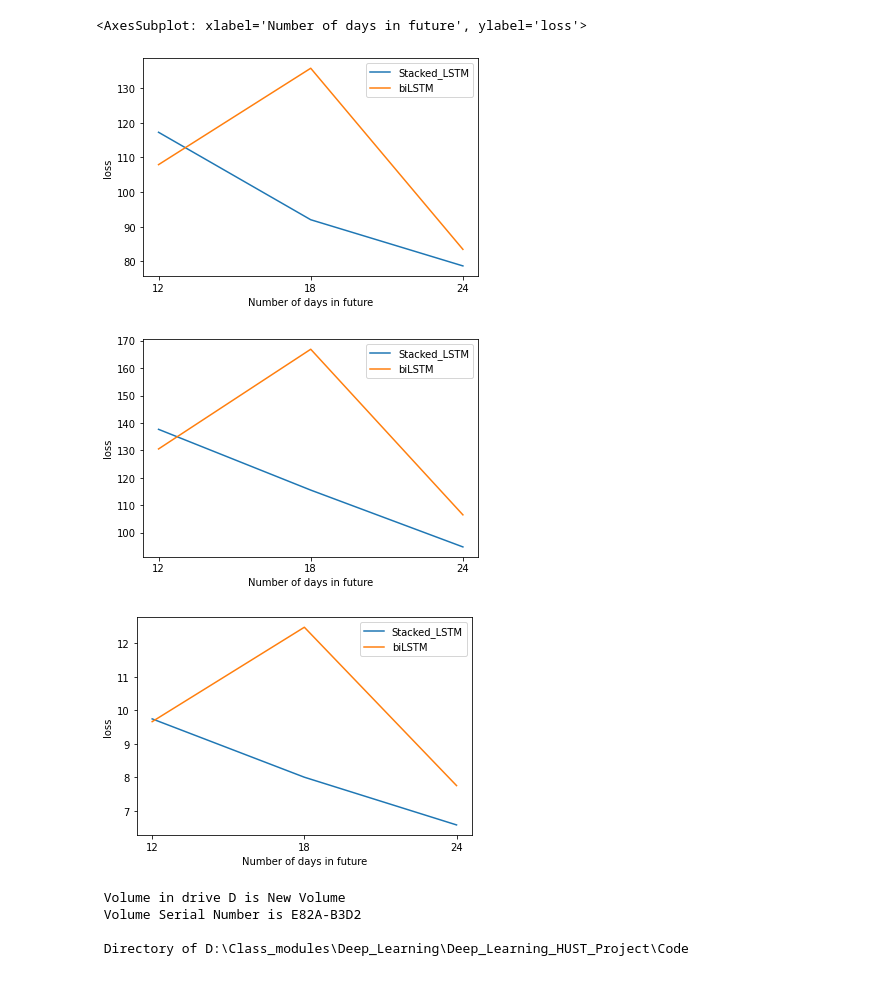
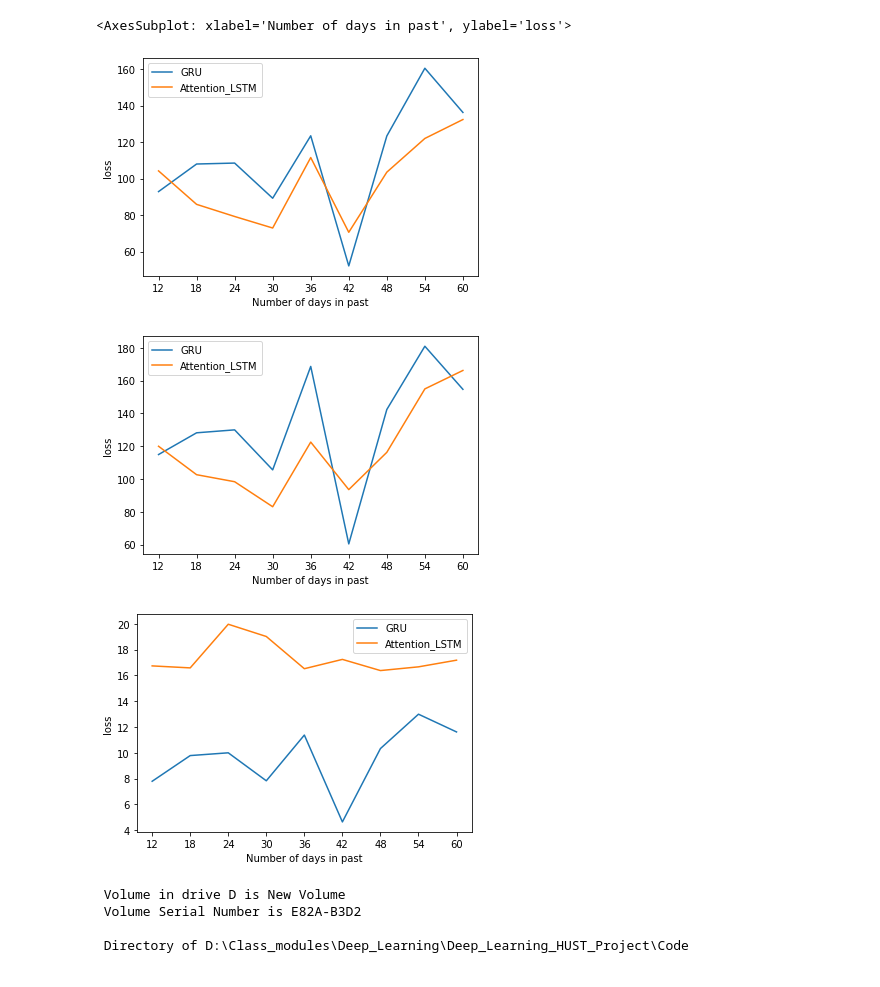
Before and after one commit to Tahuubinh/DL_HUST_Project, a Jupyter notebook: Code/Result_visualization.ipynb, the cells around one changed output. Drawn from its saved outputs; the diff is of its cells as text; code cells hidden in the pictures.

```diff
--- a/Code/Result_visualization.ipynb
+++ b/Code/Result_visualization.ipynb
@@ -54,7 +60,7 @@ savefigDF(axFbProphet, f'{folder_save}\loss_compared_num_futures')
 def plotLSTMline(typeLSTMs, loss_type):
     # typeLSTMs = ['Stacked_LSTM', 'biLSTM', 'Encoder_Decoder_LSTM', 'Attention_LSTM', 'GRU']
     df = dict()
-    range_days = [*range(12, 50, 6)]
+    range_days = [*range(12, 61, 6)]
     for typeLSTM in typeLSTMs:
         df[typeLSTM] = list()
         for num_future_day in range_days:
@@ -66,6 +72,6 @@ def plotLSTMline(typeLSTMs, loss_type):
     ax = df.plot.line(xlabel = 'Number of days in past', ylabel = 'loss')
     ax.set_xticks(range_days)
     return ax
-ax = plotLSTMline(['Stacked_LSTM', 'biLSTM', 'Encoder_Decoder_LSTM', 'Attention_LSTM', 'GRU'], 'mae')
-ax = plotLSTMline(['Stacked_LSTM', 'biLSTM', 'Encoder_Decoder_LSTM', 'Attention_LSTM', 'GRU'], 'rmse')
-ax = plotLSTMline(['Stacked_LSTM', 'biLSTM', 'Encoder_Decoder_LSTM', 'Attention_LSTM', 'GRU'], 'mape')
+# ax = plotLSTMline(['Stacked_LSTM', 'biLSTM', 'Encoder_Decoder_LSTM', 'Attention_LSTM', 'GRU'], 'mae')
+# ax = plotLSTMline(['Stacked_LSTM', 'biLSTM', 'Encoder_Decoder_LSTM', 'Attention_LSTM', 'GRU'], 'rmse')
+# ax = plotLSTMline(['Stacked_LSTM', 'biLSTM', 'Encoder_Decoder_LSTM', 'Attention_LSTM', 'GRU'], 'mape')
@@ -76,12 +78,13 @@ ax = plotLSTMline(['Stacked_LSTM', 'biLSTM', 'Encoder_Decoder_LSTM', 'Attention_
 # %%
-plotLSTMline(['Stacked_LSTM', 'biLSTM'], 'mae')
-plotLSTMline(['Stacked_LSTM', 'biLSTM'], 'rmse')
-plotLSTMline(['Stacked_LSTM', 'biLSTM'], 'mape')
+models = ['GRU', 'Attention_LSTM']
+plotLSTMline(models, 'mae')
+plotLSTMline(models, 'rmse')
+plotLSTMline(models, 'mape')
 # %% [output]
-<AxesSubplot: xlabel='Number of days in future', ylabel='loss'>
+<AxesSubplot: xlabel='Number of days in past', ylabel='loss'>
-[figure, old version]
+[figure, new version]
-[figure, old version]
+[figure, new version]
-[figure, old version]
+[figure, new version]
 # %%
 !dir
 # %% [output]
```
Also changed, not shown: parts of 4 cells of this notebook, 6 other files.
